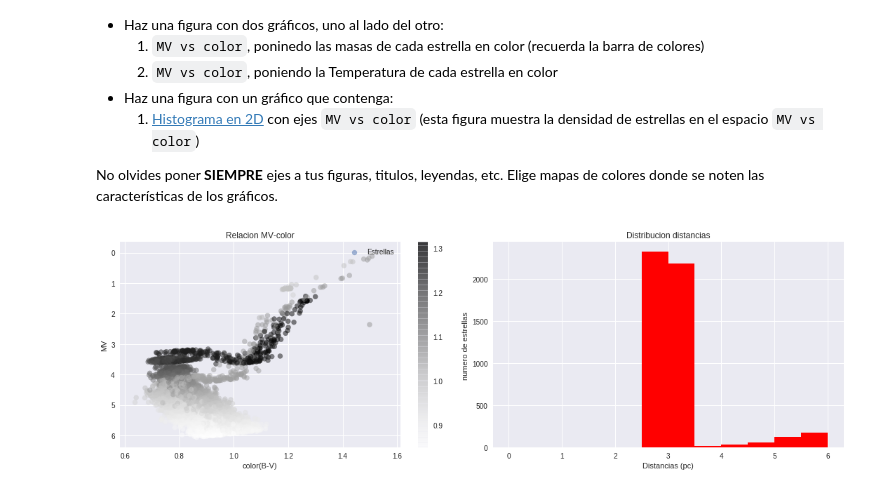
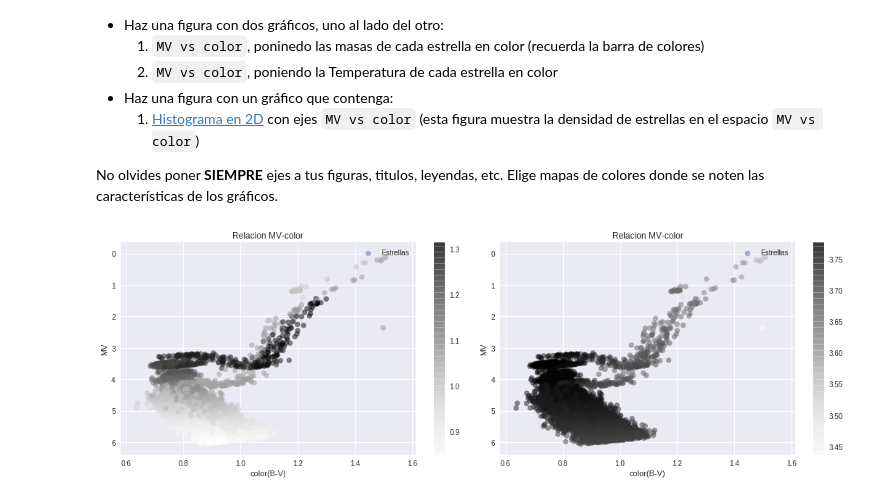
Before and after one commit to JoseJD7/minitarea2, a Jupyter notebook: minitarea2.ipynb, the cells around one changed output. Drawn from its saved outputs; the diff is of its cells as text; code cells hidden in the pictures.

```diff
--- a/minitarea2.ipynb
+++ b/minitarea2.ipynb
@@ -177,25 +177,28 @@ No olvides poner **SIEMPRE** ejes a tus figuras, titulos, leyendas, etc. Elige m
 # %%
 # plot cmd + masa / smd + temp
 
 %matplotlib inline
 masa = datos_filtrados[:,5]
 fig, ax = plt.subplots(figsize = (15,5), ncols = 2)
 uwu = ax[0].scatter(color, MV, label = 'Estrellas', c = masa, alpha = 0.5)
 fig.colorbar(uwu,ax = ax[0])
 ax[0].invert_yaxis()
 ax[0].set_title('Relacion MV-color')
 ax[0].set_xlabel('color(B-V)')
 ax[0].set_ylabel('MV')
 ax[0].legend(loc = 'upper right')
 
-ax[1].hist(distc, bins=[0, 0.5, 1, 1.5, 2, 2.5, 3, 3.5, 4, 4.5, 5, 5.5,6],color = 'red')
-ax[1].set_title('Distribucion distancias')
-ax[1].set_xlabel('Distancias (pc)')
-ax[1].set_ylabel('numero de estrellas ')
-ax[1].legend()
+logtemp = datos_filtrados[:,4]
+uwu2 = ax[1].scatter(color, MV, label = 'Estrellas', c = logtemp, alpha = 0.5)
+fig.colorbar(uwu2,ax = ax[1])
+ax[1].invert_yaxis()
+ax[1].set_title('Relacion MV-color')
+ax[1].set_xlabel('color(B-V)')
+ax[1].set_ylabel('MV')
+ax[1].legend(loc = 'upper right')
 
 plt.tight_layout()
 # %% [output]
-[figure, old version]
+[figure, new version]
 # %%
 # plot cmd hist2D
```
